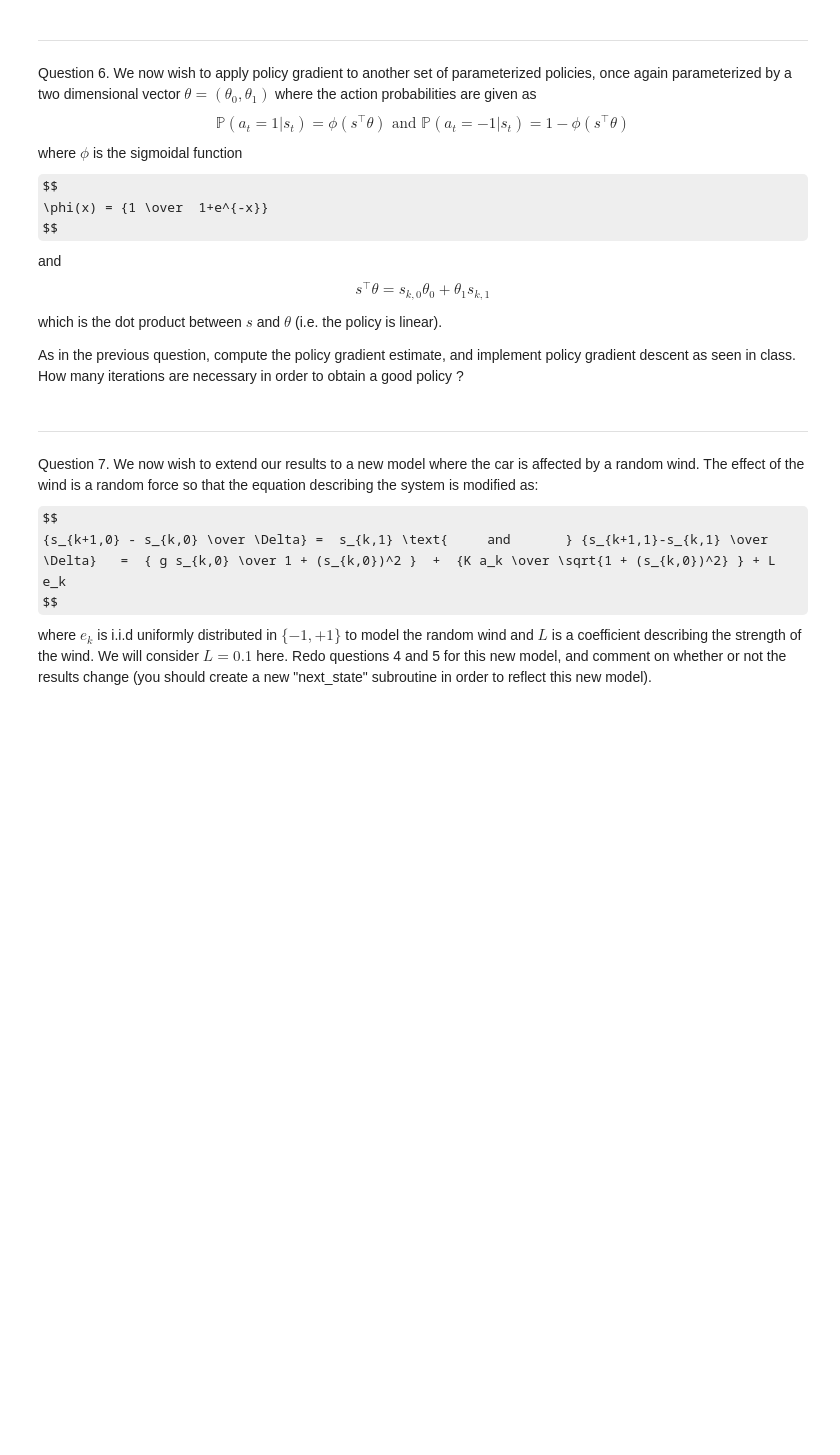
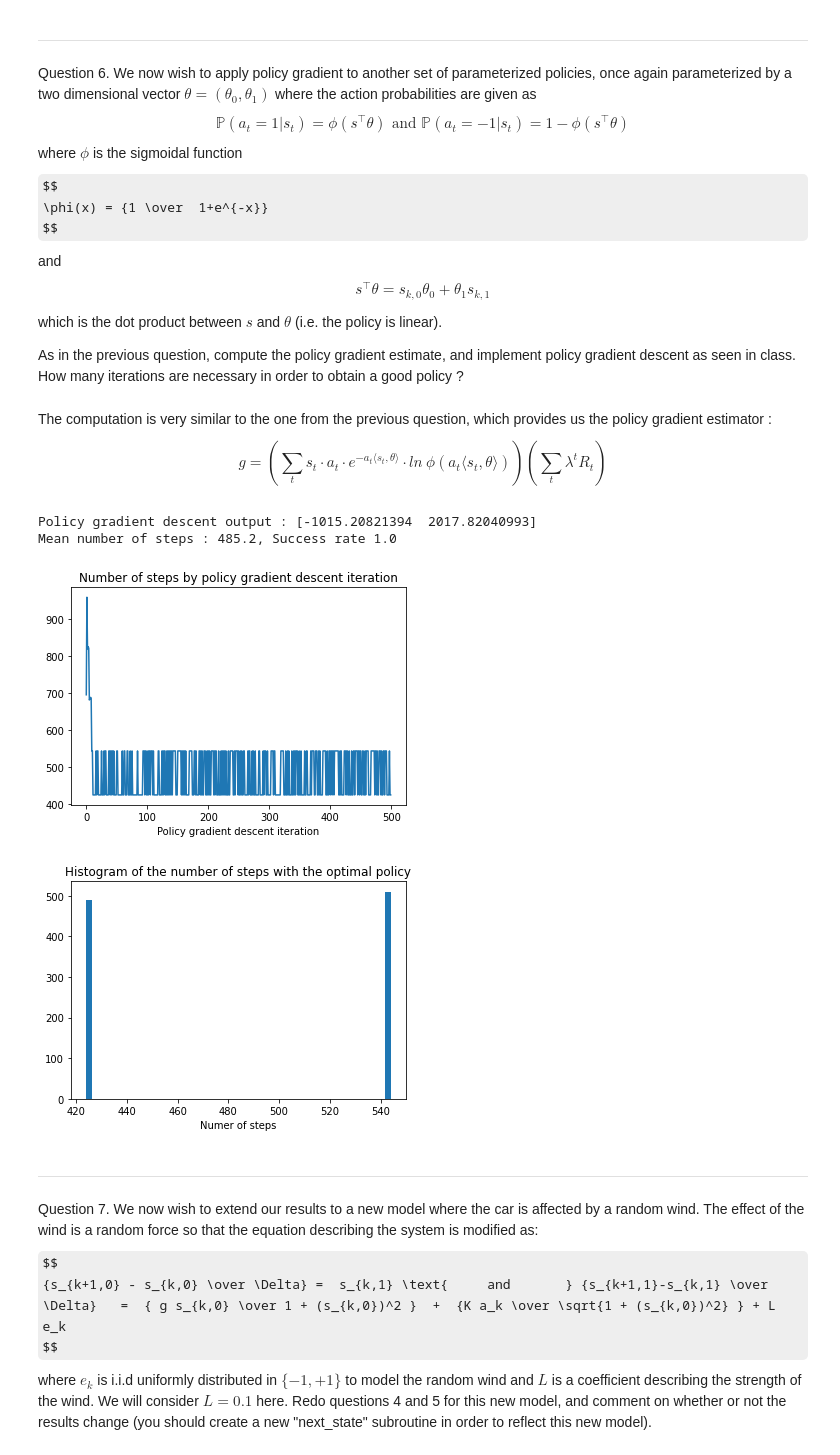
Before and after one commit to JustinJuhel/ExamRL, a Jupyter notebook: HOCQUETTE_JUHEL.ipynb, the cells around one changed output. Drawn from its saved outputs; the diff is of its cells as text; code cells hidden in the pictures; some formulas as TeX source; blank space fills up the shorter version.

Commit message:
Question 5 et 6

```diff
--- a/HOCQUETTE_JUHEL.ipynb
+++ b/HOCQUETTE_JUHEL.ipynb
@@ -370,6 +467,59 @@ $$
 which is the dot product between $s$ and $\theta$ (i.e. the policy is linear).
 
 As in the previous question, compute the policy gradient estimate, and implement policy gradient descent as seen in class. How many iterations are necessary in order to obtain a good policy ?
+# %% [markdown]
+The computation is very similar to the one from the previous question, which provides us the policy gradient estimator :
+$$g = \left(\sum_t s_t\cdot a_t\cdot e^{-a_t\langle s_t,\theta\rangle}\cdot ln\ \phi(a_t\langle s_t,\theta\rangle)\right)\left(\sum_t\lambda^t R_t\right)$$
+# %%
+def get_policy3(theta):
+    '''Returns the policy function for a parameter vector theta'''
+    def f(s):
+        p = sigmoid(np.dot(s,theta))
+        a = np.random.choice([-1,1],p=[1-p,p])
+        return a
+    return f
+
+def policy_grad3(theta,s,a):
+    '''
+    grad = s*a
+    grad *= np.exp(-a*np.dot(np.sign(s),theta))
+    grad *= 1/(sigmoid(a*np.dot(np.sign(s),theta)))
+    '''
+    grad = 1-sigmoid(a*np.dot(s,theta))
+    grad *= np.array(s)*a
+    return grad
+
+w,R_i,w_i = policy_gradient(0.99,500,1000,get_policy2,policy_grad2,1e2,[500.0,500.0])
+# %%
+# Get the average number of steps with this policy
+N = 1000
+T = 1000
+steps = T*np.ones(N)
+for i in range(N):
+    s_t = generate_episode(T,get_policy2(w))
+
+    for t in range(T):
+        if abs(s_t[t][0] - 1) < 1e-2 or s_t[t][0] >= 1:
+            steps[i] = t
+            break
+
+plt.figure()
+plt.plot(range(len(R_i)),np.log(R_i)/np.log(0.99))
+plt.xlabel('Policy gradient descent iteration')
+plt.title('Number of steps by policy gradient descent iteration')
+
+plt.figure()
+plt.hist(steps,bins=50)
+plt.xlabel('Numer of steps')
+plt.title('Histogram of the number of steps with the optimal policy')
+
+print('Policy gradient descent output : {}'.format(w))
+print('Mean number of steps : {}, Success rate {}'.format(np.mean(steps[steps<T]),np.sum(steps<T)/N))
+# %% [output]
+Policy gradient descent output : [-1015.20821394  2017.82040993]
+Mean number of steps : 485.2, Success rate 1.0
+[figure, added]
+[figure, added]
 # %% [markdown]
 ___
 Question 7. We now wish to extend our results to a new model where the car is affected by a random wind. The effect of the wind is a random force so that the equation describing the system is modified as:
```
Also changed, not shown: parts of 5 cells of this notebook.
